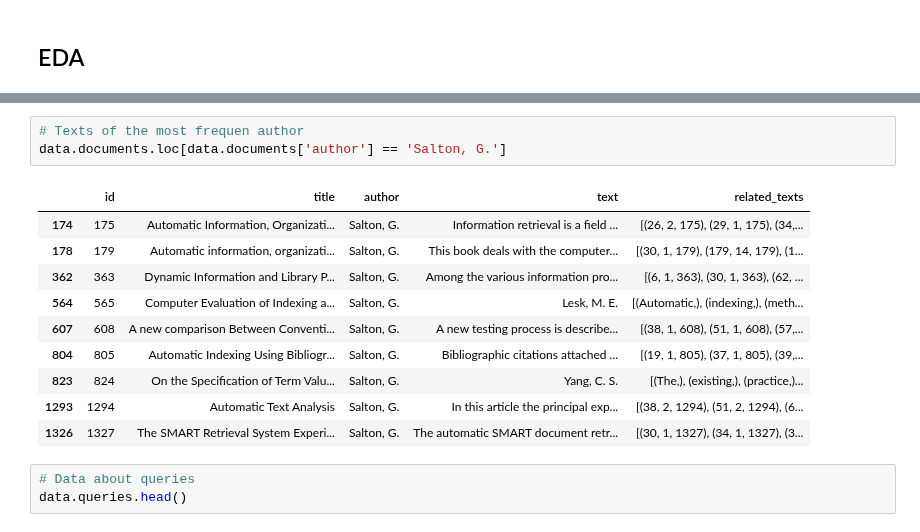
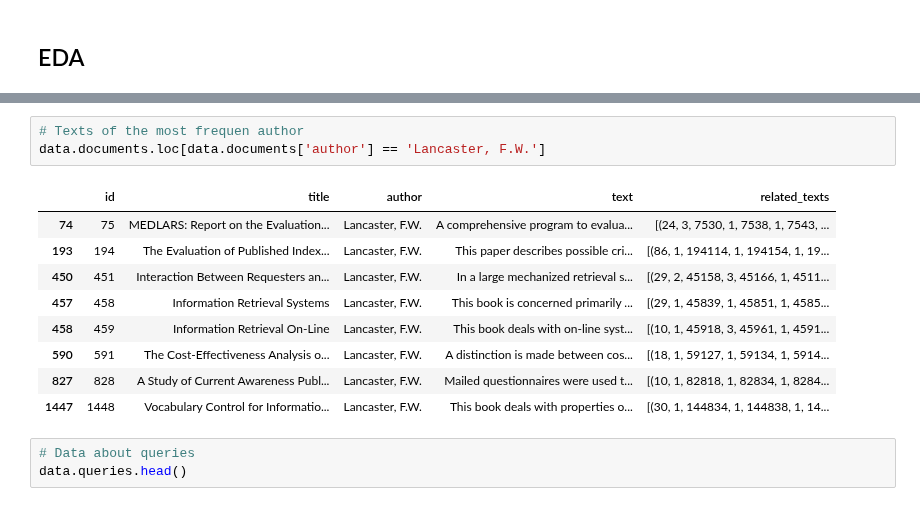
Before and after one commit to tundraparisi/dscoding-projects, a Jupyter notebook: sergio.picascia/cisi-project/usage.ipynb, the cells around one changed output, grey strips where cells are left out. Saved outputs shown, nothing was run; the diff lists cells and outputs as text.

Commit message:
data visualization

```diff
--- a/sergio.picascia/cisi-project/usage.ipynb
+++ b/sergio.picascia/cisi-project/usage.ipynb
@@ -37,17 +37,16 @@ Name: count, Length: 1201, dtype: int64
 # %%
 # Texts of the most frequen author
-data.documents.loc[data.documents['author'] == 'Salton, G.']
+data.documents.loc[data.documents['author'] == 'Lancaster, F.W.']
 # %% [output]
 |  | id | title | author | text | related_texts |
-| 174 | 175 | Automatic Information, Organizati... | Salton, G. | Information retrieval is a field ... | [(26, 2, 175), (29, 1, 175), (34,... |
-| 178 | 179 | Automatic information, organizati... | Salton, G. | This book deals with the computer... | [(30, 1, 179), (179, 14, 179), (1... |
-| 362 | 363 | Dynamic Information and Library P... | Salton, G. | Among the various information pro... | [(6, 1, 363), (30, 1, 363), (62, ... |
-| 564 | 565 | Computer Evaluation of Indexing a... | Salton, G. | Lesk, M. E. | [(Automatic,), (indexing,), (meth... |
-| 607 | 608 | A new comparison Between Conventi... | Salton, G. | A new testing process is describe... | [(38, 1, 608), (51, 1, 608), (57,... |
-| 804 | 805 | Automatic Indexing Using Bibliogr... | Salton, G. | Bibliographic citations attached ... | [(19, 1, 805), (37, 1, 805), (39,... |
-| 823 | 824 | On the Specification of Term Valu... | Salton, G. | Yang, C. S. | [(The,), (existing,), (practice,)... |
-| 1293 | 1294 | Automatic Text Analysis | Salton, G. | In this article the principal exp... | [(38, 2, 1294), (51, 2, 1294), (6... |
-| 1326 | 1327 | The SMART Retrieval System Experi... | Salton, G. | The automatic SMART document retr... | [(30, 1, 1327), (34, 1, 1327), (3... |
+| 74 | 75 | MEDLARS: Report on the Evaluation... | Lancaster, F.W. | A comprehensive program to evalua... | [(24, 3, 7530, 1, 7538, 1, 7543, ... |
+| 193 | 194 | The Evaluation of Published Index... | Lancaster, F.W. | This paper describes possible cri... | [(86, 1, 194114, 1, 194154, 1, 19... |
+| 450 | 451 | Interaction Between Requesters an... | Lancaster, F.W. | In a large mechanized retrieval s... | [(29, 2, 45158, 3, 45166, 1, 4511... |
+| 457 | 458 | Information Retrieval Systems | Lancaster, F.W. | This book is concerned primarily ... | [(29, 1, 45839, 1, 45851, 1, 4585... |
+| 458 | 459 | Information Retrieval On-Line | Lancaster, F.W. | This book deals with on-line syst... | [(10, 1, 45918, 3, 45961, 1, 4591... |
+| 590 | 591 | The Cost-Effectiveness Analysis o... | Lancaster, F.W. | A distinction is made between cos... | [(18, 1, 59127, 1, 59134, 1, 5914... |
+| 827 | 828 | A Study of Current Awareness Publ... | Lancaster, F.W. | Mailed questionnaires were used t... | [(10, 1, 82818, 1, 82834, 1, 8284... |
+| 1447 | 1448 | Vocabulary Control for Informatio... | Lancaster, F.W. | This book deals with properties o... | [(30, 1, 144834, 1, 144838, 1, 14... |
 # %%
 # Data about queries
 data.queries.head()
```
Also changed, not shown: parts of 29 cells of this notebook.
